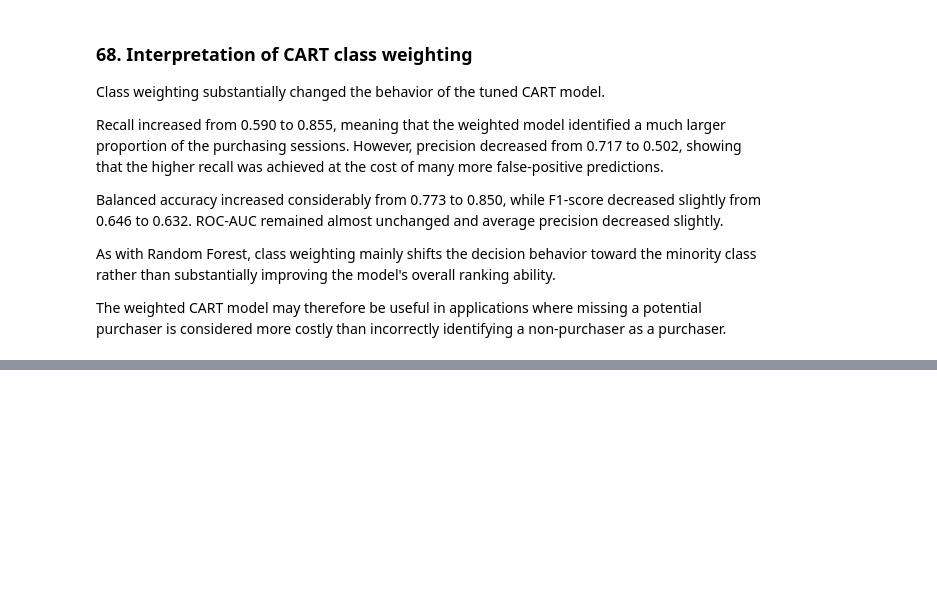
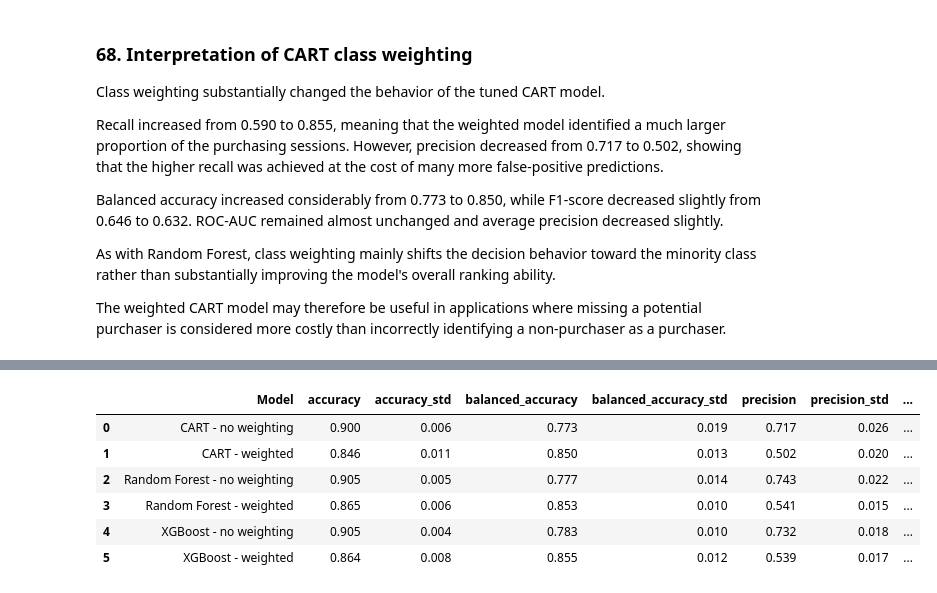
Before and after one commit to EmilB04/Machine-Learning, a Jupyter notebook: project1/notebooks/analysis.ipynb, the cells around one changed output, grey strips where cells are left out. Cells and saved outputs as stored; diff of their text form; code cells hidden in the pictures; blank space fills up the shorter version.

Commit message:
Class Weighed XGBoost

```diff
--- a/project1/notebooks/analysis.ipynb
+++ b/project1/notebooks/analysis.ipynb
@@ -2325,0 +2341,16 @@ non-purchaser as a purchaser.
+# %%
+weighted_xgb = Pipeline([
+    ("preprocessor", preprocessor),
+    (
+        "model",
+        XGBClassifier(
+            n_estimators=100,
+            learning_rate=0.05,
+            max_depth=4,
+            scale_pos_weight=imbalance_ratio,
+            random_state=42,
+            eval_metric="logloss",
+            n_jobs=1
+        )
+    )
+])
@@ -2325,0 +2362,9 @@ non-purchaser as a purchaser.
+# %%
+weighted_xgb_cv = cross_validate(
+    weighted_xgb,
+    X_train,
+    y_train,
+    cv=cv,
+    scoring=scoring,
+    n_jobs=-1
+)
@@ -2325,0 +2419,19 @@ non-purchaser as a purchaser.
+# %%
+weighting_comparison = pd.DataFrame([
+    summarize_cv("CART - no weighting", tuned_cart_cv),
+    summarize_cv("CART - weighted", weighted_cart_cv),
+    summarize_cv("Random Forest - no weighting", tuned_rf_cv),
+    summarize_cv("Random Forest - weighted", weighted_rf_cv),
+    summarize_cv("XGBoost - no weighting", tuned_xgb_cv),
+    summarize_cv("XGBoost - weighted", weighted_xgb_cv)
+])
+
+weighting_comparison.round(3)
+# %% [output]
+|  | Model | accuracy | accuracy_std | balanced_accuracy | balanced_accuracy_std | precision | precision_std | ... |
+| 0 | CART - no weighting | 0.900 | 0.006 | 0.773 | 0.019 | 0.717 | 0.026 | ... |
+| 1 | CART - weighted | 0.846 | 0.011 | 0.850 | 0.013 | 0.502 | 0.020 | ... |
+| 2 | Random Forest - no weighting | 0.905 | 0.005 | 0.777 | 0.014 | 0.743 | 0.022 | ... |
+| 3 | Random Forest - weighted | 0.865 | 0.006 | 0.853 | 0.010 | 0.541 | 0.015 | ... |
+| 4 | XGBoost - no weighting | 0.905 | 0.004 | 0.783 | 0.010 | 0.732 | 0.018 | ... |
+| 5 | XGBoost - weighted | 0.864 | 0.008 | 0.855 | 0.012 | 0.539 | 0.017 | ... |
```
Also changed, not shown: parts of 6 cells of this notebook.
